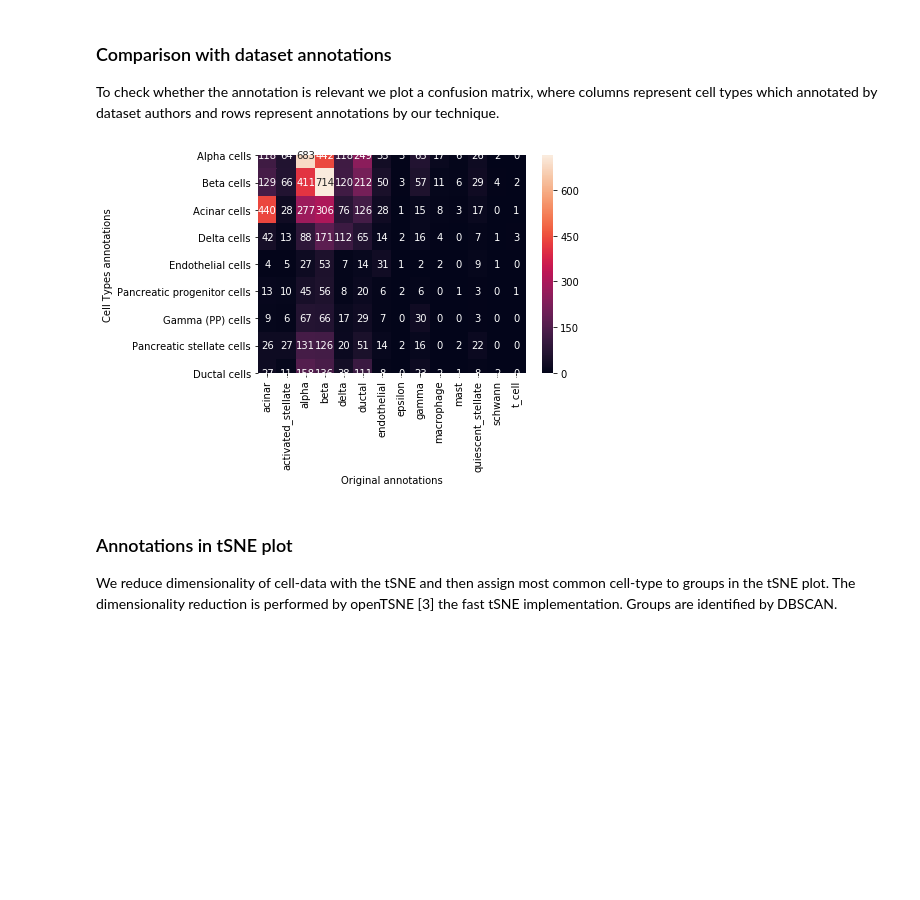
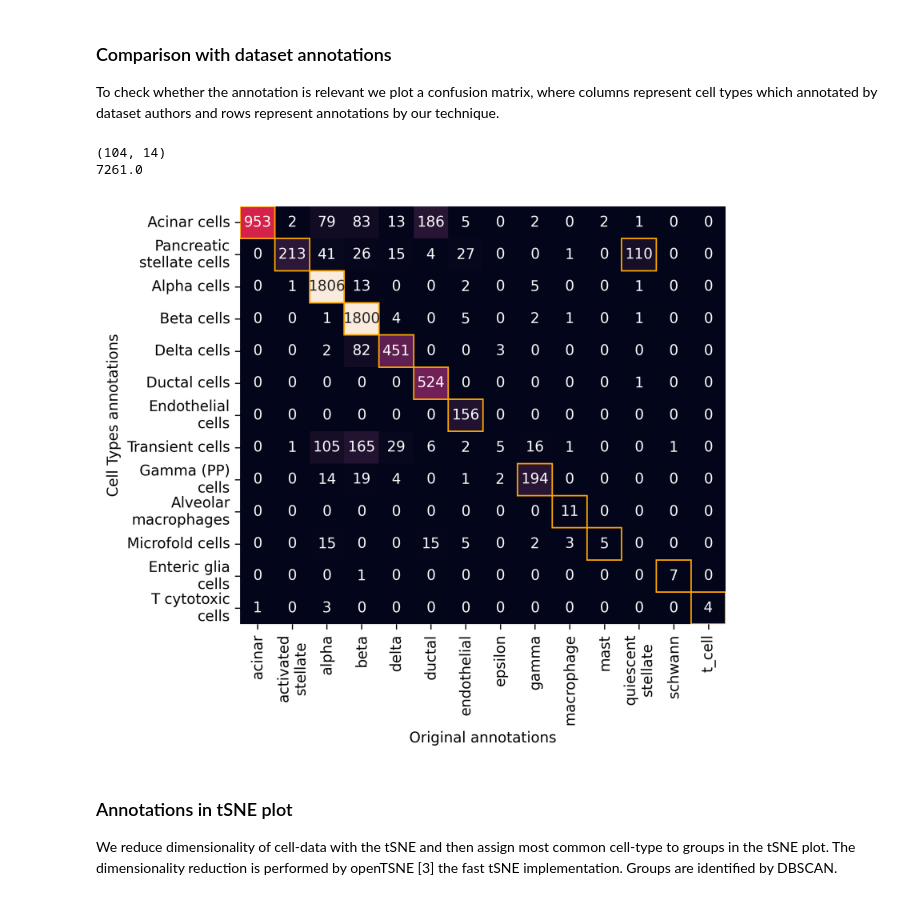
Before and after one commit to biolab/cell-annotation, a Jupyter notebook: pointannotator/examples/human_pancreas_annotation.ipynb, the cells around one changed output. Cells and saved outputs as stored; diff of their text form; code cells hidden in the pictures; blank space fills up the shorter version.

```diff
--- a/pointannotator/examples/human_pancreas_annotation.ipynb
+++ b/pointannotator/examples/human_pancreas_annotation.ipynb
@@ -136,10 +148,81 @@ display(HTML(tabulate.tabulate(counts_show, tablefmt='html')))
 ### Comparison with dataset annotations
 
 To check whether the annotation is relevant we plot a confusion matrix, where columns represent cell types which annotated by dataset authors and rows represent annotations by our technique.
-# %%
-confusion_matrix_plot(annotations_df, gene_expressions_df["assigned_cluster"].values)
-# %% [output]
-[figure, removed]
+# %%
+from matplotlib.patches import Rectangle
+from textwrap import fill
+
+
+def confusion_matrix(annotations, original_labels, num_annot_label=3):
+    # create confusion matrix
+    ids_unique = sorted(list(set(original_labels)))
+    labels_cells = annotations.idxmax(axis=1)
+    lables_no_nan = labels_cells.dropna()
+    labels_unique = sorted(list(set(lables_no_nan)))
+
+    confusion_mtx = np.zeros((len(labels_unique), len(ids_unique)))
+    for l, idx in zip(labels_cells, original_labels):
+        if not pd.isna(l):
+            confusion_mtx[labels_unique.index(l), ids_unique.index(idx)] += 1
+
+    print(confusion_mtx.shape)
+    # subsample confusion matrix - take three most common cell types per column
+    sel_ind = []
+    for i in range(confusion_mtx.shape[1]):
+        ind = confusion_mtx[:, i].argsort()[-num_annot_label:]
+        sel_ind += [i for i in ind if i not in sel_ind]
+    conf_sub_smp = confusion_mtx[sel_ind]
+    labels_unique_sub = np.array(labels_unique)[sel_ind].tolist()
+    print(conf_sub_smp.sum())
+    return conf_sub_smp, labels_unique_sub, ids_unique
+
+
+def confusion_matrix_plot(annotations, original_labels, num_annot_label=3):
+    conf_sub_smp, labels_unique_sub, ids_unique = confusion_matrix(
+        annotations, original_labels, num_annot_label=num_annot_label)
+
+    # make a plot
+    plt.figure(figsize=(6, 5.3), dpi=300)
+    cols = [x if len(x) < 15 else x.replace("_", "\n") for x in ids_unique]
+    rows = [fill(x, width=15) for x in labels_unique_sub]
+    df_cm = pd.DataFrame(conf_sub_smp, index=rows, columns=cols)
+    ax = sn.heatmap(df_cm, annot=True, fmt='g', cbar=False)
+    ax.set(xlabel='Original annotations', ylabel='Cell Types annotations')
+    higlight(ax, labels_unique_sub, ids_unique)
+    plt.savefig("pancreas_confusion.png", bbox_inches='tight')
+    plt.show()
+
+def higlight(ax, idx_labels, col_labels):
+    pairs = [
+        ('Acinar cells', 'acinar'),
+        ('Pancreatic stellate cells', 'activated_stellate'),
+        ('Pancreatic stellate cells', 'quiescent_stellate'),
+        ('Alpha cells', 'alpha'),
+        ('Beta cells', 'beta'),
+        ('Delta cells', 'delta'),
+        ('Ductal cells', 'ductal'),
+        ('Endothelial cells', 'endothelial'),
+#         ('Transient cells', ),
+        ('Gamma (PP) cells', 'gamma'),
+        ('Alveolar macrophages', 'macrophage'),
+        ('Microfold cells', 'mast'),
+        ('Enteric glia cells', 'schwann'),
+        ('T cytotoxic cells', 't_cell'),
+    ]
+    for row, col in pairs:
+        ax.add_patch(
+            Rectangle(
+                (col_labels.index(col), idx_labels.index(row)),
+                1, 1, fill=False, edgecolor='orange', lw=1
+            )
+        )
+
+
+confusion_matrix_plot(annotations_df, gene_expressions_df["assigned_cluster"].values, 1)
+# %% [output]
+(104, 14)
+7261.0
+[figure, added]
 # %% [markdown]
 ### Annotations in tSNE plot
 
```
Also changed, not shown: parts of 8 cells of this notebook, 1 other file.
